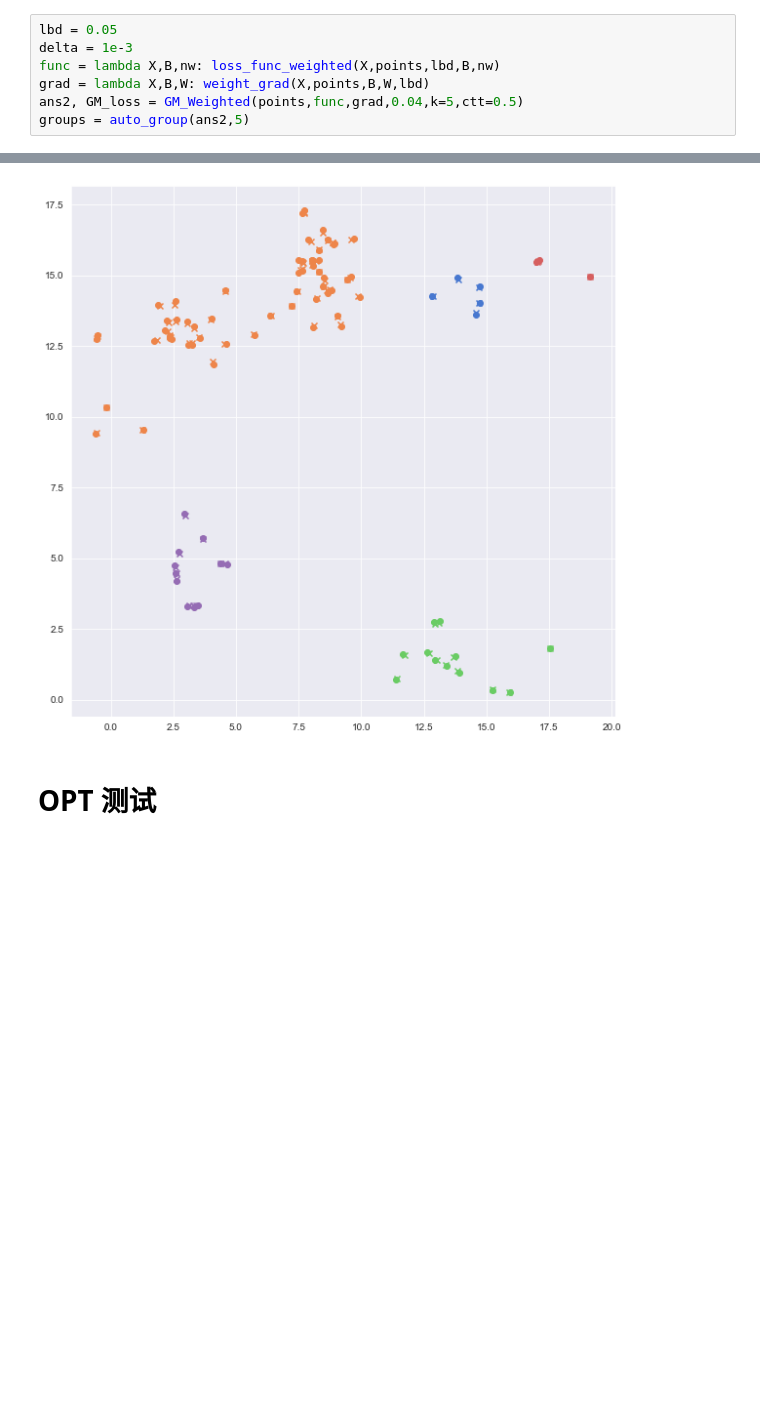
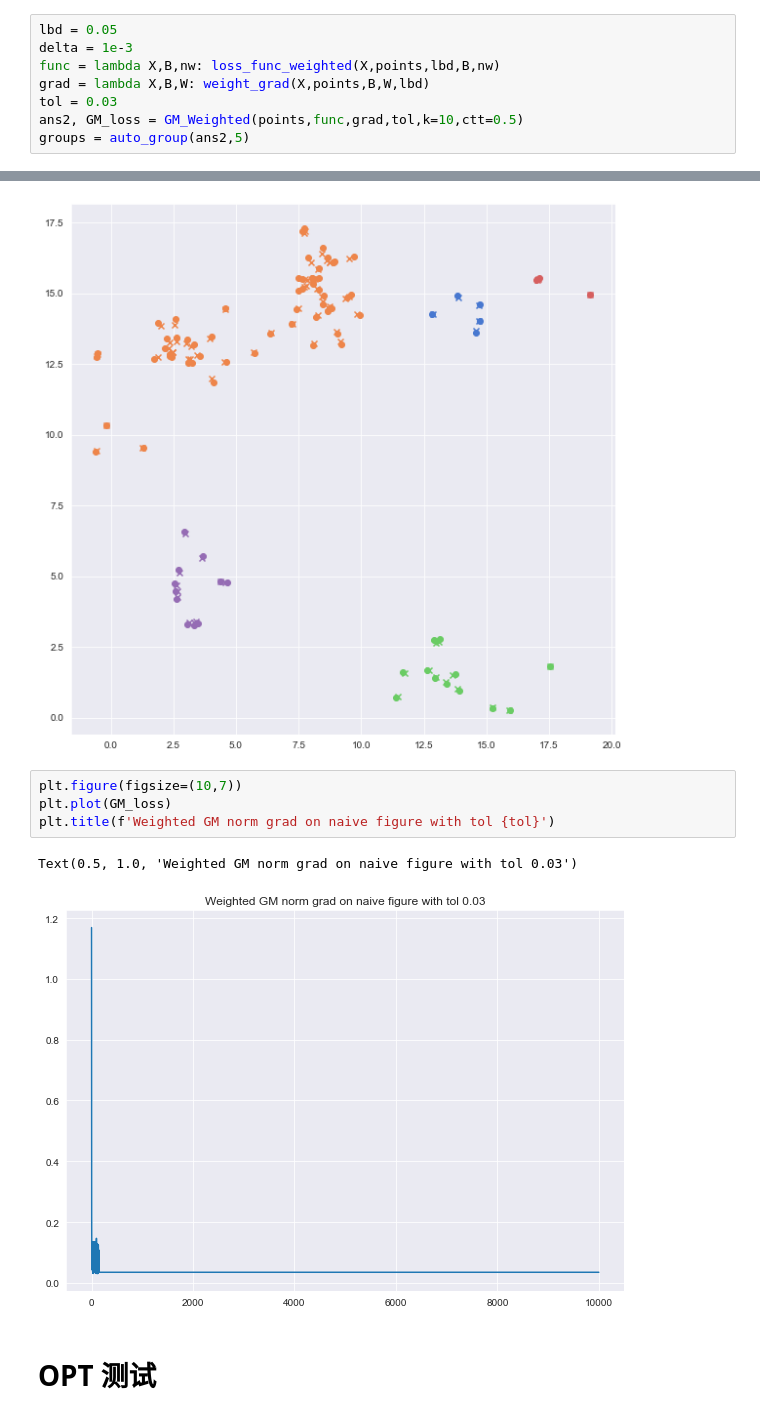
Before and after one commit to QSCTech-Sange/Optimization_Project, a Jupyter notebook: Weighted_GM.ipynb, the cells around one changed output, grey strips where cells are left out. Drawn from its saved outputs; the diff is of its cells as text; blank space fills up the shorter version.

```diff
--- a/Weighted_GM.ipynb
+++ b/Weighted_GM.ipynb
@@ -14,13 +14,21 @@ lbd = 0.05
 delta = 1e-3
 func = lambda X,B,nw: loss_func_weighted(X,points,lbd,B,nw)
 grad = lambda X,B,W: weight_grad(X,points,B,W,lbd)
-ans2, GM_loss = GM_Weighted(points,func,grad,0.04,k=5,ctt=0.5)
+tol = 0.03
+ans2, GM_loss = GM_Weighted(points,func,grad,tol,k=10,ctt=0.5)
 groups = auto_group(ans2,5)
 # %%
 plt.figure(figsize=(10,10))
 plot_res_data(points,ans2,groups)
 # %% [output]
 [figure]
+# %%
+plt.figure(figsize=(10,7))
+plt.plot(GM_loss)
+plt.title(f'Weighted GM norm grad on naive figure with tol {tol}')
+# %% [output]
+Text(0.5, 1.0, 'Weighted GM norm grad on naive figure with tol 0.03')
+[figure, added]
 # %% [markdown]
 # OPT 测试
 # %%
```
Also changed, not shown: 1 other file.
